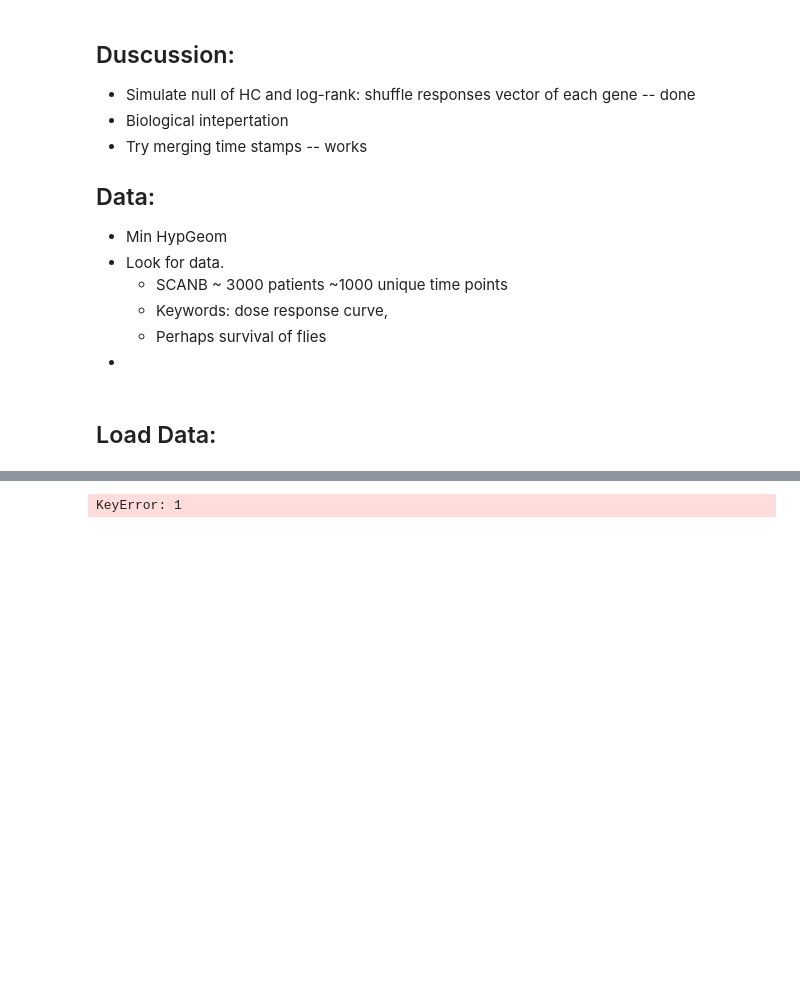
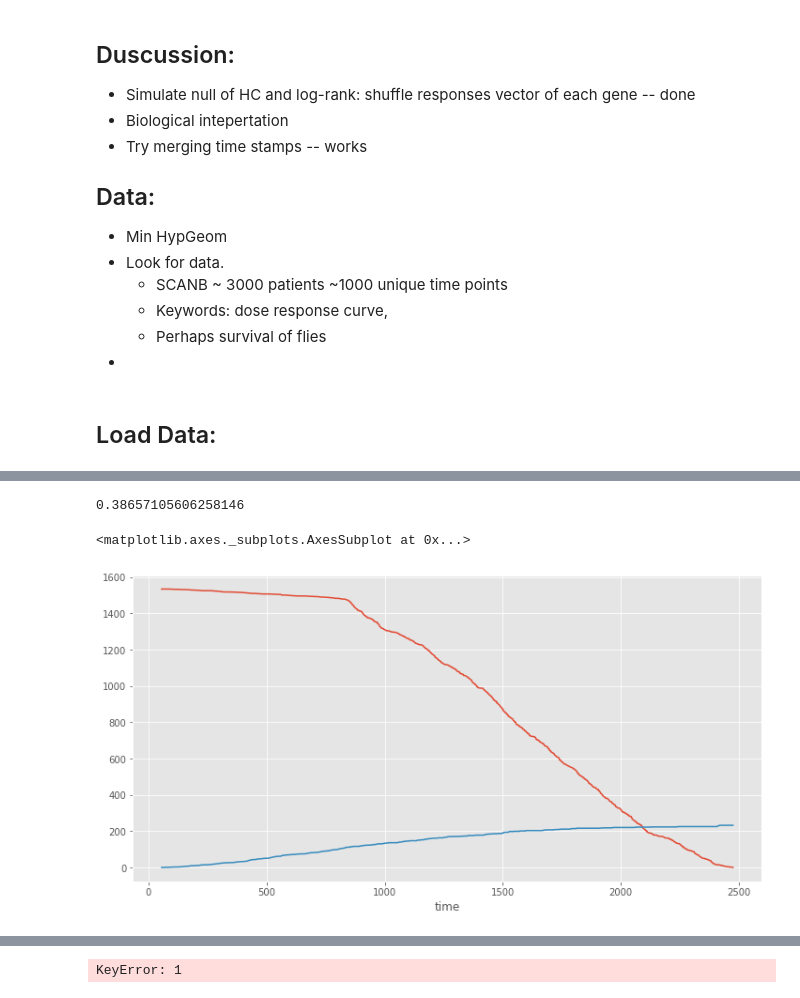
Before and after one commit to alonkipnis/HCHG, a Jupyter notebook: survival_real_data.ipynb, the cells around one changed output, grey strips where cells are left out. Saved outputs shown, nothing was run; the diff lists cells and outputs as text; code cells hidden in the pictures; blank space fills up the shorter version.

```diff
--- a/survival_real_data.ipynb
+++ b/survival_real_data.ipynb
@@ -883,19 +580,0 @@ NameError: name 'dfp' is not defined
-# %%
-gene_name = 'RPL22'
-df_disp, dfp = illustrate_survival_curve(df, gene_name, T)
-plt.savefig(remote_dir + gene_name + ".png")
-plt.show()
-
-dfd = df_disp.copy()
-dfd = dfd.iloc[:, :-2]
-
-for tag in ['pvalue', 'pvalue_rev']:
-    dfd[tag] = np.round(dfd[tag],3)
-
-for tag in ['at-risk X', 'at-risk Y', 'events X', 'events Y']:
-    dfd[tag] = dfd[tag].astype(int)
-
-dfd.index.name = 'time'
-
-rm_dir = "/Users/kipnisal/Dropbox/Apps/Overleaf/Survival Analysis with Sensitivity to Possible Rare and Weak Differences/csv/"
-dfd.to_csv(rm_dir + f'{gene_name}.csv')
@@ -909,0 +611,10 @@ HC =  2.614386809105812
+# %%
+593.0 / 1534.0
+# %% [output]
+0.38657105606258146
+# %%
+two_groups_gene(df, gene_name)['at-risk1'].plot()
+two_groups_gene(df, gene_name)['dead1'].cumsum().plot()
+# %% [output]
+<matplotlib.axes._subplots.AxesSubplot at 0x...>
+[figure, added]
```
Also changed, not shown: parts of 58 cells of this notebook, 6 other files.
